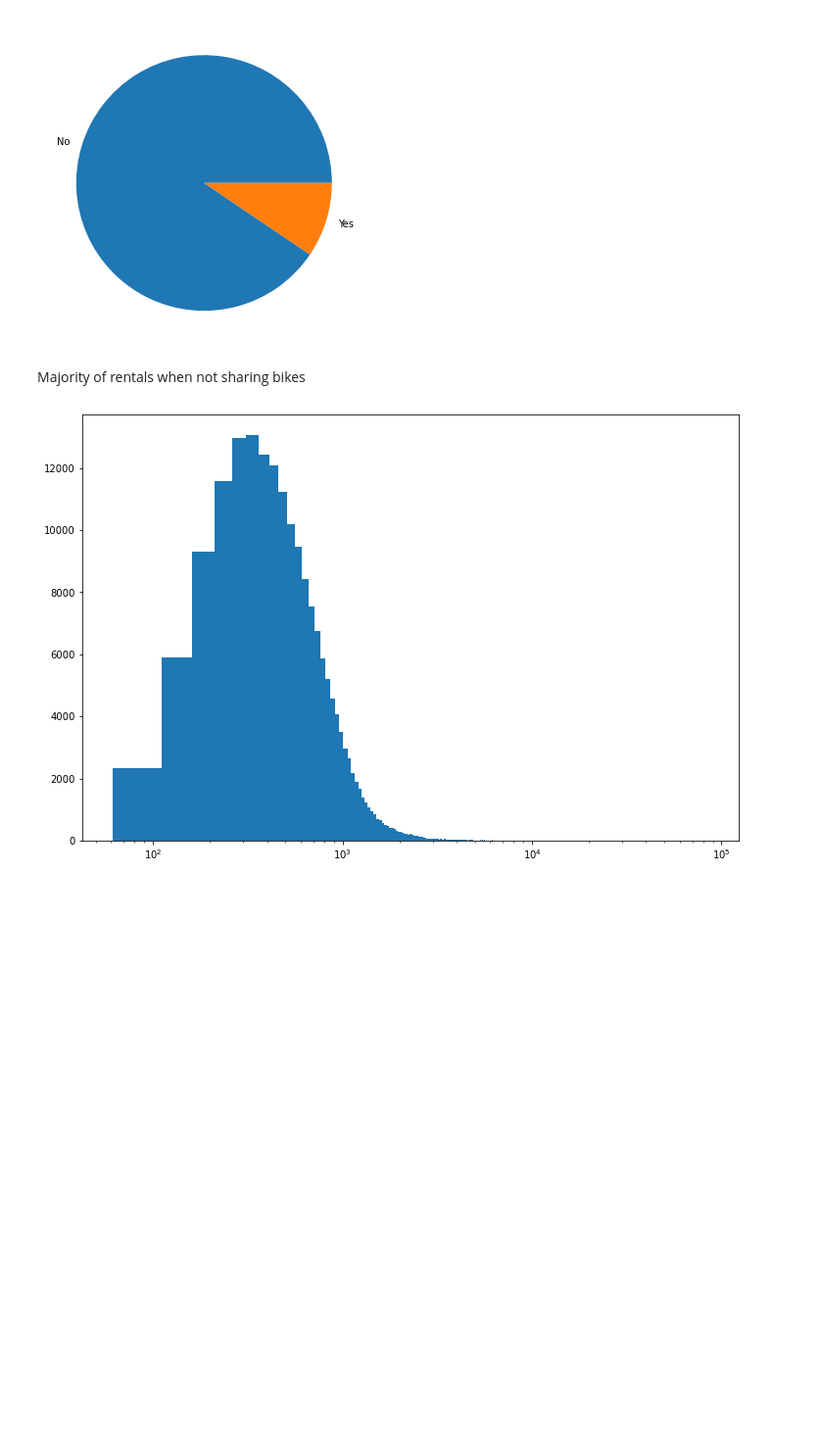
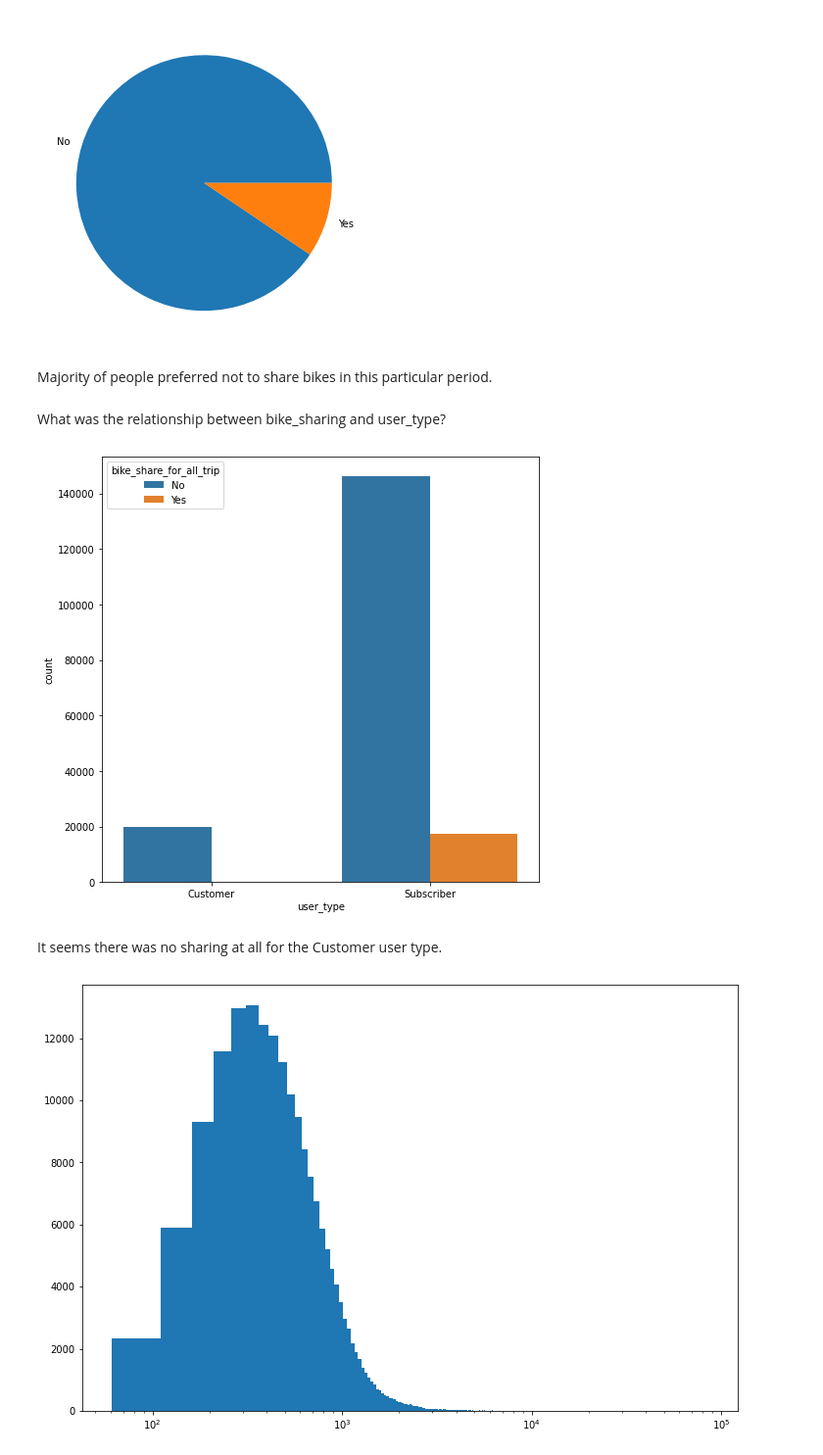
Before and after one commit to sibanda1989/udacity-viz-project, a Jupyter notebook: DataVizHS150922BikeData_v2.ipynb, the cells around one changed output. Shown: that part at 98% size. Saved outputs shown, nothing was run; the diff lists cells and outputs as text; code cells hidden in the pictures; blank space fills up the shorter version.

```diff
--- a/DataVizHS150922BikeData_v2.ipynb
+++ b/DataVizHS150922BikeData_v2.ipynb
@@ -125,8 +125,21 @@ plt.pie(
 );
 # %% [output]
 [figure]
-# %% [markdown]
-Majority of rentals when not sharing bikes
+# %% [markdown]
+Majority of people preferred not to share bikes in this particular period.
+# %% [markdown]
+What was the relationship between bike_sharing and user_type?
+# %%
+plt.figure(figsize=(8,8))
+sns.countplot(
+    data = bike_df,
+    x = 'user_type',
+    hue = 'bike_share_for_all_trip'
+);
+# %% [output]
+[figure, added]
+# %% [markdown]
+It seems there was no sharing at all for the Customer user type.
 # %%
 bins = np.arange(bike_df['duration_sec'].min(), bike_df['duration_sec'].max() , 50)
 plt.figure(figsize=(12,8))
```
Also changed, not shown: parts of 59 cells of this notebook, 1 other file.
